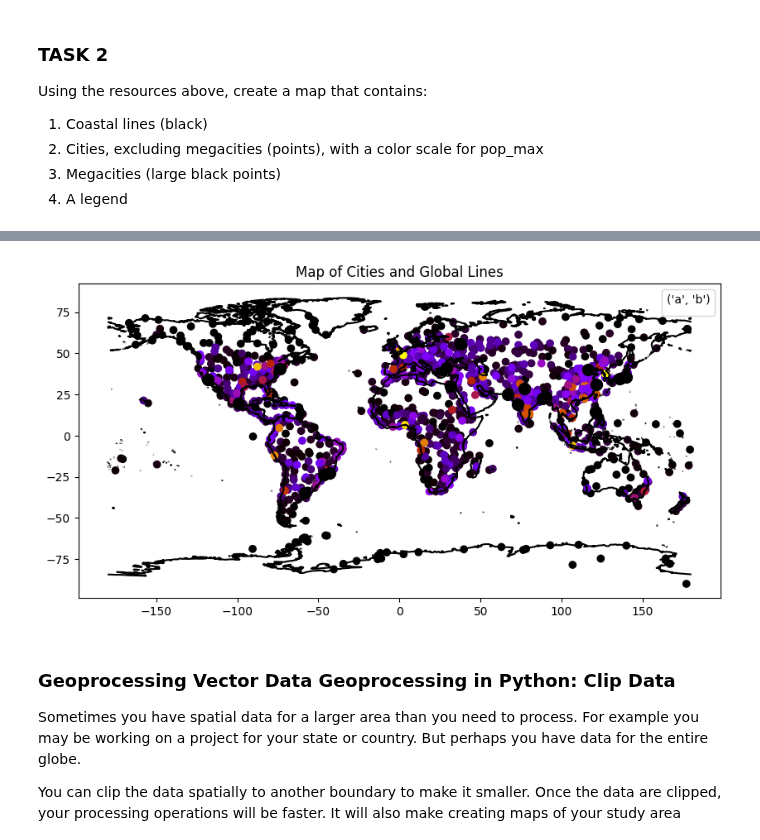
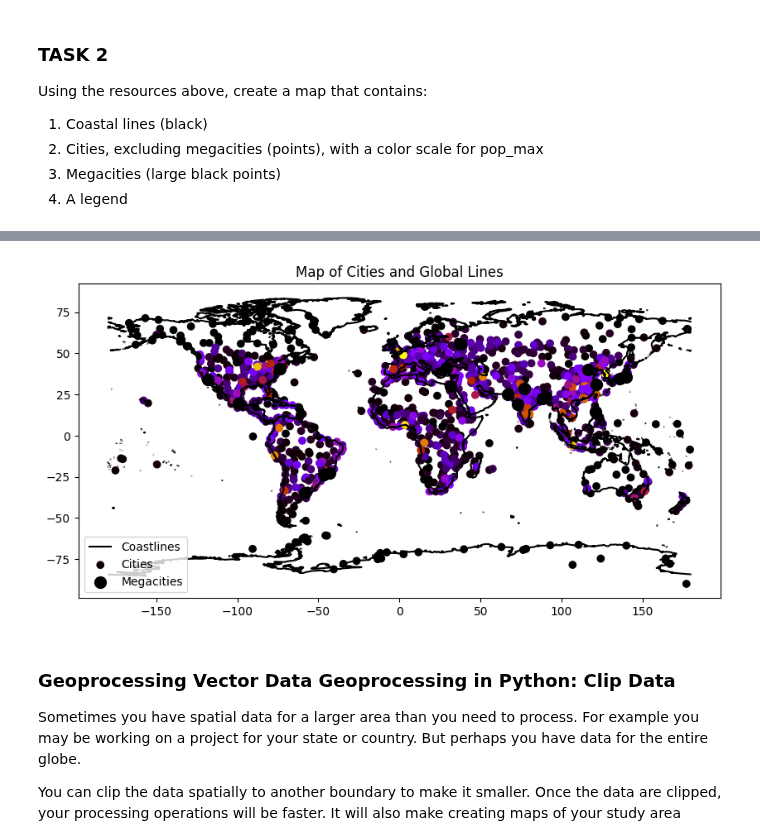
Before and after one commit to LizCarter492/EnvDatSci, a Jupyter notebook: CodeSprints/VectorData101.ipynb, the cells around one changed output, grey strips where cells are left out. Saved outputs shown, nothing was run; the diff lists cells and outputs as text; code cells hidden in the pictures.

```diff
--- a/CodeSprints/VectorData101.ipynb
+++ b/CodeSprints/VectorData101.ipynb
@@ -355,14 +352,16 @@ normal_cities = cities[cities.pop_max < 10000000]  # all other cities
 
 f, ax1 = plt.subplots(figsize=(10, 6))
 
-coastlines.plot(ax=ax1, color="black") # coastlines
-
-normal_cities.plot(ax=ax1, column='pop_max',cmap='gnuplot') # all other cities
-
-megacities.plot(ax=ax1,color="black", markersize=100) # megacities
+coastlines.plot   (ax=ax1, color="black",                   label='Coastlines')
+normal_cities.plot(ax=ax1, column='pop_max',cmap='gnuplot', label='Cities')
+megacities.plot   (ax=ax1, color="black",   markersize=100, label='Megacities')
 
 # Add a title
 ax1.set(title="Map of Cities and Global Lines")
-ax1.legend(title=
+
+# Add legend
+handles, labels = ax1.get_legend_handles_labels()
+ax1.legend(handles, labels)
+
 plt.show()
 # %% [output]
@@ -370,4 +368,4 @@ WARNING:matplotlib.legend:No artists with labels found to put in legend.  Note t
-[figure, old version]
+[figure, new version]
 # %% [markdown]
 ### Geoprocessing Vector Data Geoprocessing in Python: Clip Data
 Sometimes you have spatial data for a larger area than you need to process. For example you may be working on a project for your state or country. But perhaps you have data for the entire globe.
```
Also changed, not shown: parts of 3 cells of this notebook.
